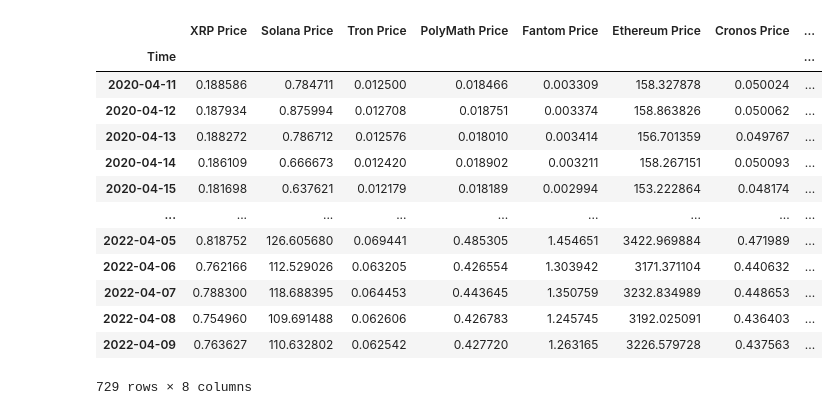
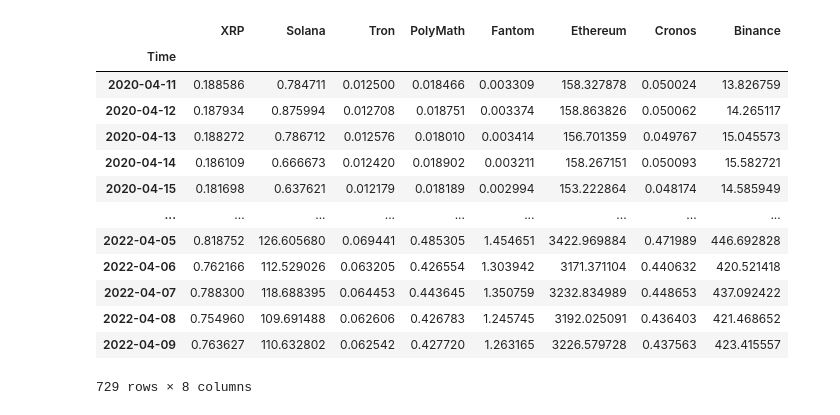
Before and after one commit to bleachevil/Classwork, a Jupyter notebook: main.ipynb, the cells around one changed output. Saved outputs shown, nothing was run; the diff lists cells and outputs as text; code cells hidden in the pictures.

```diff
--- a/main.ipynb
+++ b/main.ipynb
@@ -8,19 +4,21 @@ import helper_functions as hf
-# %%
-all_coins_df = pd.read_csv('all_coins.csv', index_col='Time')
-all_coins_df
-# %% [output]
-|  | XRP Price | Solana Price | Tron Price | PolyMath Price | Fantom Price | Ethereum Price | Cronos Price | ... |
-| Time |  |  |  |  |  |  |  | ... |
-| 2020-04-11 | 0.188586 | 0.784711 | 0.012500 | 0.018466 | 0.003309 | 158.327878 | 0.050024 | ... |
-| 2020-04-12 | 0.187934 | 0.875994 | 0.012708 | 0.018751 | 0.003374 | 158.863826 | 0.050062 | ... |
-| 2020-04-13 | 0.188272 | 0.786712 | 0.012576 | 0.018010 | 0.003414 | 156.701359 | 0.049767 | ... |
-| 2020-04-14 | 0.186109 | 0.666673 | 0.012420 | 0.018902 | 0.003211 | 158.267151 | 0.050093 | ... |
-| 2020-04-15 | 0.181698 | 0.637621 | 0.012179 | 0.018189 | 0.002994 | 153.222864 | 0.048174 | ... |
-| ... | ... | ... | ... | ... | ... | ... | ... | ... |
-| 2022-04-05 | 0.818752 | 126.605680 | 0.069441 | 0.485305 | 1.454651 | 3422.969884 | 0.471989 | ... |
-| 2022-04-06 | 0.762166 | 112.529026 | 0.063205 | 0.426554 | 1.303942 | 3171.371104 | 0.440632 | ... |
-| 2022-04-07 | 0.788300 | 118.688395 | 0.064453 | 0.443645 | 1.350759 | 3232.834989 | 0.448653 | ... |
-| 2022-04-08 | 0.754960 | 109.691488 | 0.062606 | 0.426783 | 1.245745 | 3192.025091 | 0.436403 | ... |
-| 2022-04-09 | 0.763627 | 110.632802 | 0.062542 | 0.427720 | 1.263165 | 3226.579728 | 0.437563 | ... |
-729 rows × 8 columns
+# %%
+all_coins_df = pd.read_csv('all_coins.csv', index_col='Time')
+all_coins_df.rename({'XRP Price': 'XRP', 'Solana Price': 'Solana', 'Tron Price': 'Tron', 'PolyMath Price': 'PolyMath', 'Fantom Price': 'Fantom'
+                               , 'Ethereum Price': 'Ethereum', 'Cronos Price': 'Cronos', 'Binance Price': 'Binance'}, axis = 1, inplace=True)
+all_coins_df
+# %% [output]
+|  | XRP | Solana | Tron | PolyMath | Fantom | Ethereum | Cronos | Binance |
+| Time |  |  |  |  |  |  |  |  |
+| 2020-04-11 | 0.188586 | 0.784711 | 0.012500 | 0.018466 | 0.003309 | 158.327878 | 0.050024 | 13.826759 |
+| 2020-04-12 | 0.187934 | 0.875994 | 0.012708 | 0.018751 | 0.003374 | 158.863826 | 0.050062 | 14.265117 |
+| 2020-04-13 | 0.188272 | 0.786712 | 0.012576 | 0.018010 | 0.003414 | 156.701359 | 0.049767 | 15.045573 |
+| 2020-04-14 | 0.186109 | 0.666673 | 0.012420 | 0.018902 | 0.003211 | 158.267151 | 0.050093 | 15.582721 |
+| 2020-04-15 | 0.181698 | 0.637621 | 0.012179 | 0.018189 | 0.002994 | 153.222864 | 0.048174 | 14.585949 |
+| ... | ... | ... | ... | ... | ... | ... | ... | ... |
+| 2022-04-05 | 0.818752 | 126.605680 | 0.069441 | 0.485305 | 1.454651 | 3422.969884 | 0.471989 | 446.692828 |
+| 2022-04-06 | 0.762166 | 112.529026 | 0.063205 | 0.426554 | 1.303942 | 3171.371104 | 0.440632 | 420.521418 |
+| 2022-04-07 | 0.788300 | 118.688395 | 0.064453 | 0.443645 | 1.350759 | 3232.834989 | 0.448653 | 437.092422 |
+| 2022-04-08 | 0.754960 | 109.691488 | 0.062606 | 0.426783 | 1.245745 | 3192.025091 | 0.436403 | 421.468652 |
+| 2022-04-09 | 0.763627 | 110.632802 | 0.062542 | 0.427720 | 1.263165 | 3226.579728 | 0.437563 | 423.415557 |
+729 rows × 8 columns
 # %%
```
Also changed, not shown: parts of 23 cells of this notebook, 4 other files.
